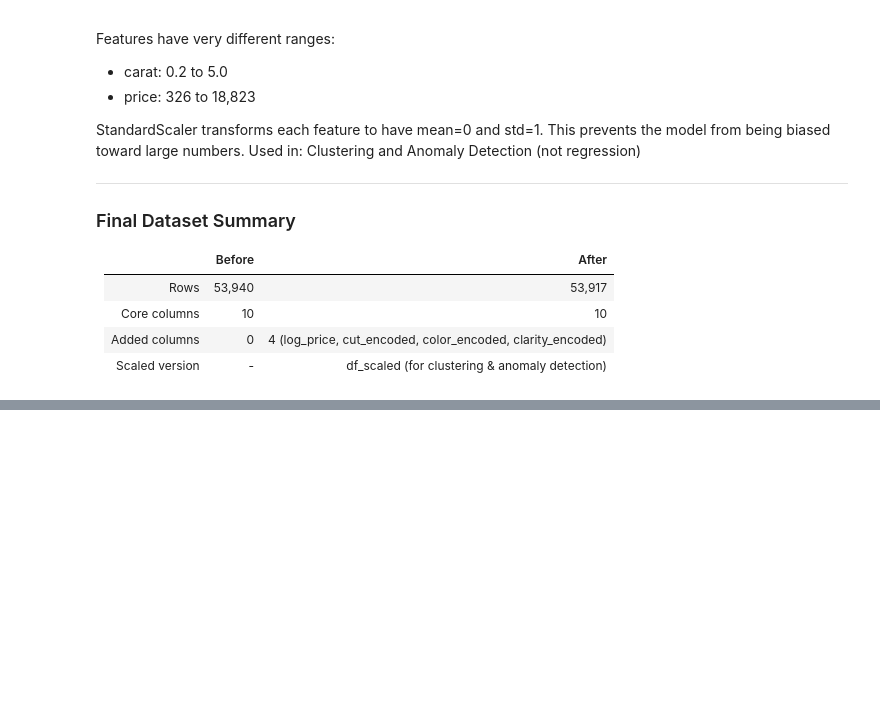
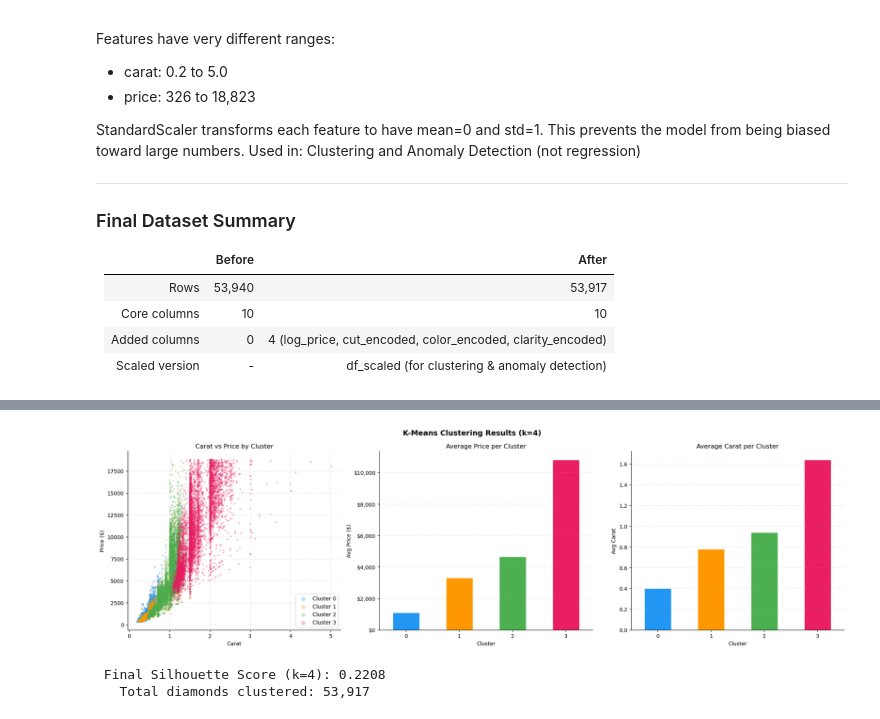
Before and after one commit to Mustafa-elsherif/dm-diamonds-analysis, a Jupyter notebook: notebooks/diamonds_analysis.ipynb, the cells around one changed output, grey strips where cells are left out. Saved outputs shown, nothing was run; the diff lists cells and outputs as text; code cells hidden in the pictures; blank space fills up the shorter version.

```diff
--- a/notebooks/diamonds_analysis.ipynb
+++ b/notebooks/diamonds_analysis.ipynb
@@ -616,0 +689,76 @@ Final clean shape: (53917, 14)
+# %%
+# ============================================================
+# CLUSTERING — FINAL K-MEANS
+# ============================================================
+
+# k=2 has best silhouette mathematically
+# but 2 segments are too broad for business use
+# k=4 gives 4 meaningful market segments with acceptable silhouette score
+
+BEST_K = 4
+
+km_final = KMeans(n_clusters=BEST_K, random_state=42, n_init=10)
+df_clean['cluster'] = km_final.fit_predict(X_cluster)
+
+# --- Cluster Profile ---
+cluster_profile = df_clean.groupby('cluster').agg(
+    Count        = ('price', 'size'),
+    Avg_Price    = ('price', 'mean'),
+    Avg_Carat    = ('carat', 'mean'),
+    Median_Price = ('price', 'median'),
+    Top_Cut      = ('cut', lambda x: x.mode()[0]),
+    Top_Color    = ('color', lambda x: x.mode()[0]),
+    Top_Clarity  = ('clarity', lambda x: x.mode()[0]),
+).round(2)
+
+print('=== Cluster Profile ===')
+print(cluster_profile)
+
+# --- Visualizations ---
+palette = ['#2196F3', '#FF9800', '#4CAF50', '#E91E63']
+
+fig, axes = plt.subplots(1, 3, figsize=(20, 6))
+fig.suptitle(f'K-Means Clustering Results (k={BEST_K})', fontsize=14, fontweight='bold')
+
+# 1. Carat vs Price colored by cluster
+for c in range(BEST_K):
+    mask = df_clean['cluster'] == c
+    axes[0].scatter(df_clean.loc[mask, 'carat'], df_clean.loc[mask, 'price'],
+                    alpha=0.25, s=5, color=palette[c], label=f'Cluster {c}')
+axes[0].set_xlabel('Carat')
+axes[0].set_ylabel('Price ($)')
+axes[0].set_title('Carat vs Price by Cluster')
+axes[0].legend(markerscale=3)
+axes[0].grid(True, alpha=0.3, linestyle='--')
+axes[0].spines['top'].set_visible(False)
+axes[0].spines['right'].set_visible(False)
+
+# 2. Avg Price per Cluster
+cluster_profile['Avg_Price'].plot(kind='bar', ax=axes[1], color=palette, edgecolor='white')
+axes[1].set_title('Average Price per Cluster')
+axes[1].set_xlabel('Cluster')
+axes[1].set_ylabel('Avg Price ($)')
+axes[1].yaxis.set_major_formatter(plt.FuncFormatter(lambda x, _: f'${x:,.0f}'))
+axes[1].tick_params(axis='x', rotation=0)
+axes[1].grid(True, alpha=0.3, linestyle='--', axis='y')
+axes[1].spines['top'].set_visible(False)
+axes[1].spines['right'].set_visible(False)
+
+# 3. Avg Carat per Cluster
+cluster_profile['Avg_Carat'].plot(kind='bar', ax=axes[2], color=palette, edgecolor='white')
+axes[2].set_title('Average Carat per Cluster')
+axes[2].set_xlabel('Cluster')
+axes[2].set_ylabel('Avg Carat')
+axes[2].tick_params(axis='x', rotation=0)
+axes[2].grid(True, alpha=0.3, linestyle='--', axis='y')
+axes[2].spines['top'].set_visible(False)
+axes[2].spines['right'].set_visible(False)
+
+plt.tight_layout()
+plt.savefig(DATA_PATH + 'clustering_results.png', dpi=150, bbox_inches='tight')
+plt.show()
+
+sil_final = silhouette_score(X_cluster, df_clean['cluster'], sample_size=5000, random_state=42)
+print(f'\n Final Silhouette Score (k={BEST_K}): {sil_final:.4f}')
+print(f'   Total diamonds clustered: {len(df_clean):,}')
+# %% [output]
@@ -616,0 +779,3 @@ Final clean shape: (53917, 14)
+[figure, added]
+ Final Silhouette Score (k=4): 0.2208
+   Total diamonds clustered: 53,917
```
Also changed, not shown: parts of 14 cells of this notebook, 3 other files.
